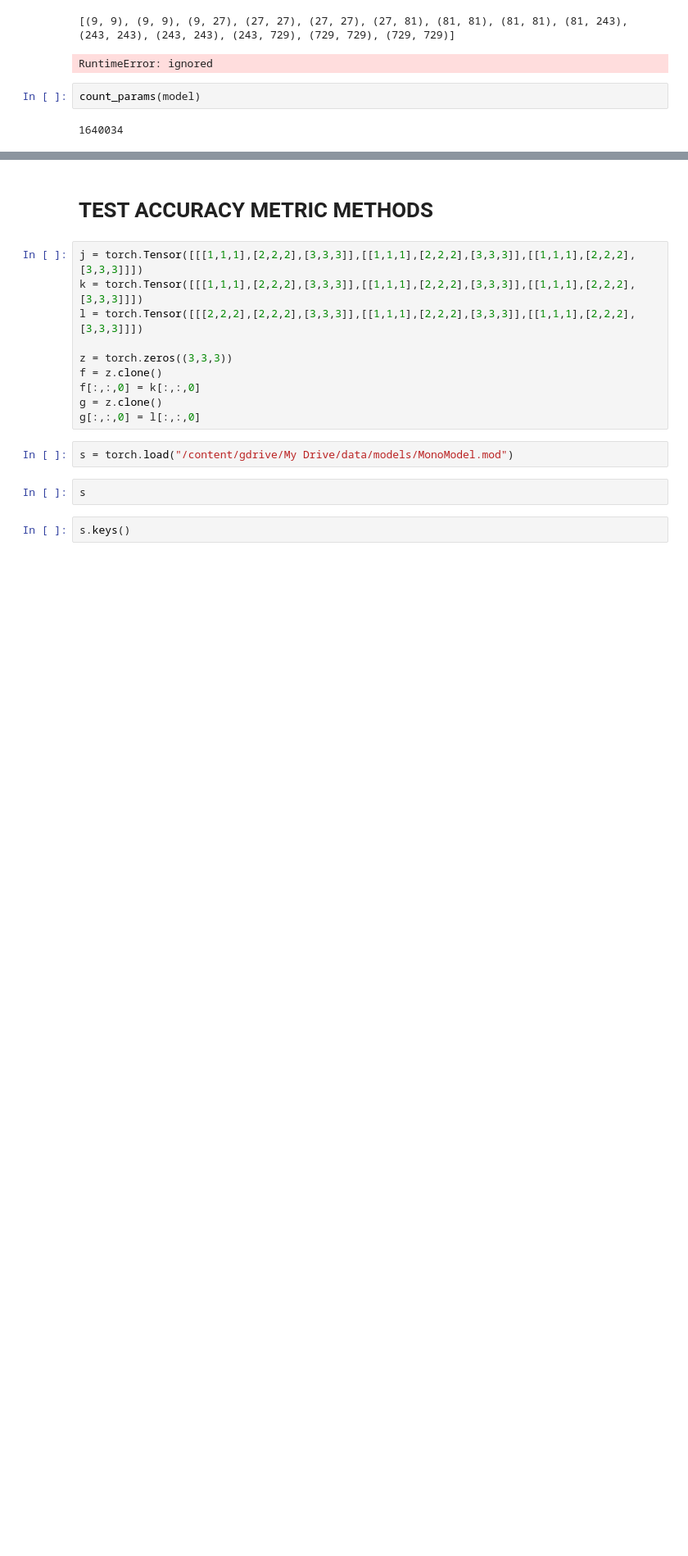
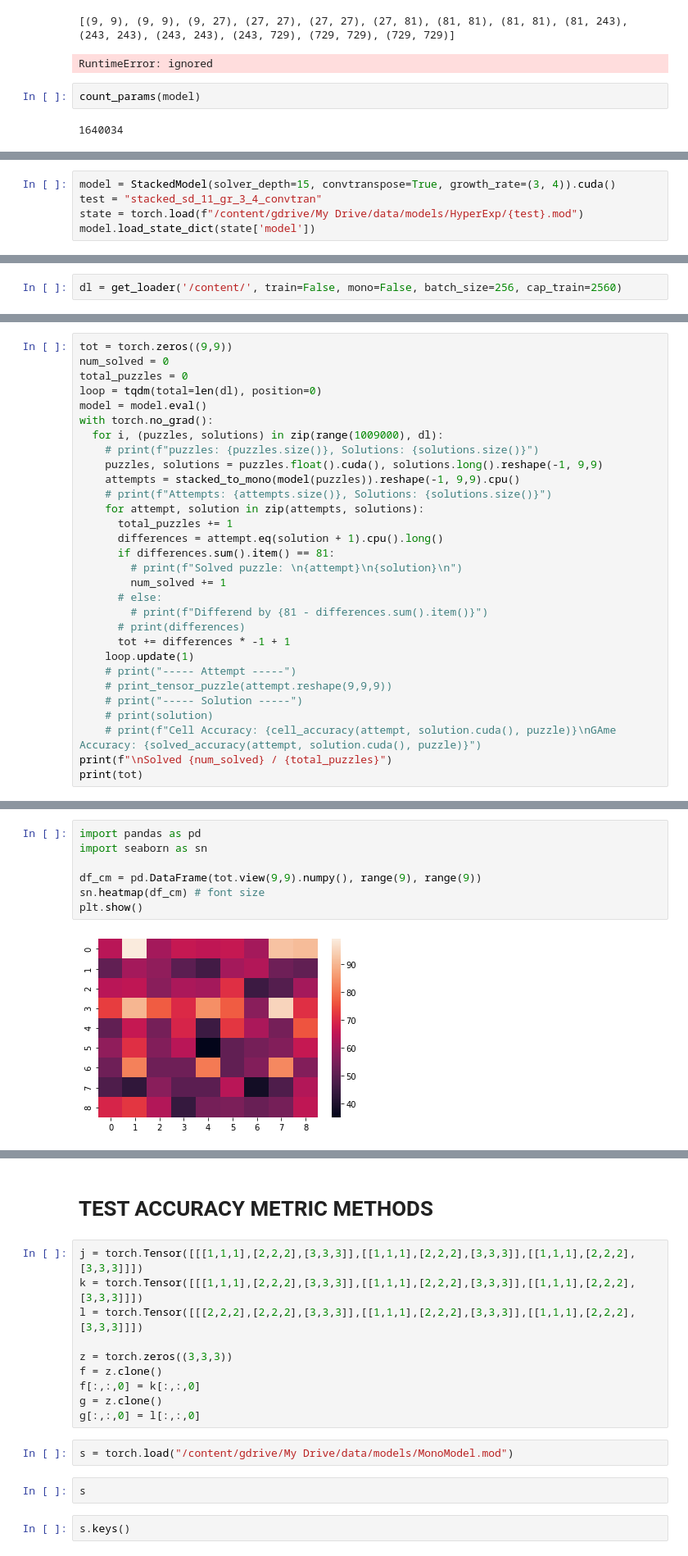
Before and after one commit to cloughurd/drl-sudoku, a Jupyter notebook: models/MonoCNNSolver.ipynb, the cells around one changed output, grey strips where cells are left out. Shown at 82% size. Cells and saved outputs as stored; diff of their text form; blank space fills up the shorter version.

Commit message:
Shows some tests on the wide network.

```diff
--- a/models/MonoCNNSolver.ipynb
+++ b/models/MonoCNNSolver.ipynb
@@ -429,0 +433,5 @@ count_params(model)
+# %%
+model = StackedModel(solver_depth=15, convtranspose=True, growth_rate=(3, 4)).cuda()
+test = "stacked_sd_11_gr_3_4_convtran"
+state = torch.load(f"/content/gdrive/My Drive/data/models/HyperExp/{test}.mod")
+model.load_state_dict(state['model'])
@@ -429,0 +441,2 @@ count_params(model)
+# %%
+dl = get_loader('/content/', train=False, mono=False, batch_size=256, cap_train=2560)
@@ -429,0 +445,30 @@ count_params(model)
+# %%
+tot = torch.zeros((9,9))
+num_solved = 0
+total_puzzles = 0
+loop = tqdm(total=len(dl), position=0)
+model = model.eval()
+with torch.no_grad():
+  for i, (puzzles, solutions) in zip(range(1009000), dl):
+    # print(f"puzzles: {puzzles.size()}, Solutions: {solutions.size()}")
+    puzzles, solutions = puzzles.float().cuda(), solutions.long().reshape(-1, 9,9)
+    attempts = stacked_to_mono(model(puzzles)).reshape(-1, 9,9).cpu()
+    # print(f"Attempts: {attempts.size()}, Solutions: {solutions.size()}")
+    for attempt, solution in zip(attempts, solutions):
+      total_puzzles += 1
+      differences = attempt.eq(solution + 1).cpu().long()
+      if differences.sum().item() == 81:
+        # print(f"Solved puzzle: \n{attempt}\n{solution}\n")
+        num_solved += 1
+      # else:
+        # print(f"Differend by {81 - differences.sum().item()}")
+      # print(differences)
+      tot += differences * -1 + 1
+    loop.update(1)
+    # print("----- Attempt -----")
+    # print_tensor_puzzle(attempt.reshape(9,9,9))
+    # print("----- Solution -----")
+    # print(solution)
+    # print(f"Cell Accuracy: {cell_accuracy(attempt, solution.cuda(), puzzle)}\nGAme Accuracy: {solved_accuracy(attempt, solution.cuda(), puzzle)}")
+print(f"\nSolved {num_solved} / {total_puzzles}")
+print(tot)
@@ -429,0 +486,9 @@ count_params(model)
+# %%
+import pandas as pd
+import seaborn as sn
+
+df_cm = pd.DataFrame(tot.view(9,9).numpy(), range(9), range(9))
+sn.heatmap(df_cm) # font size
+plt.show()
+# %% [output]
+[figure, added]
```
Also changed, not shown: parts of 7 cells of this notebook.
